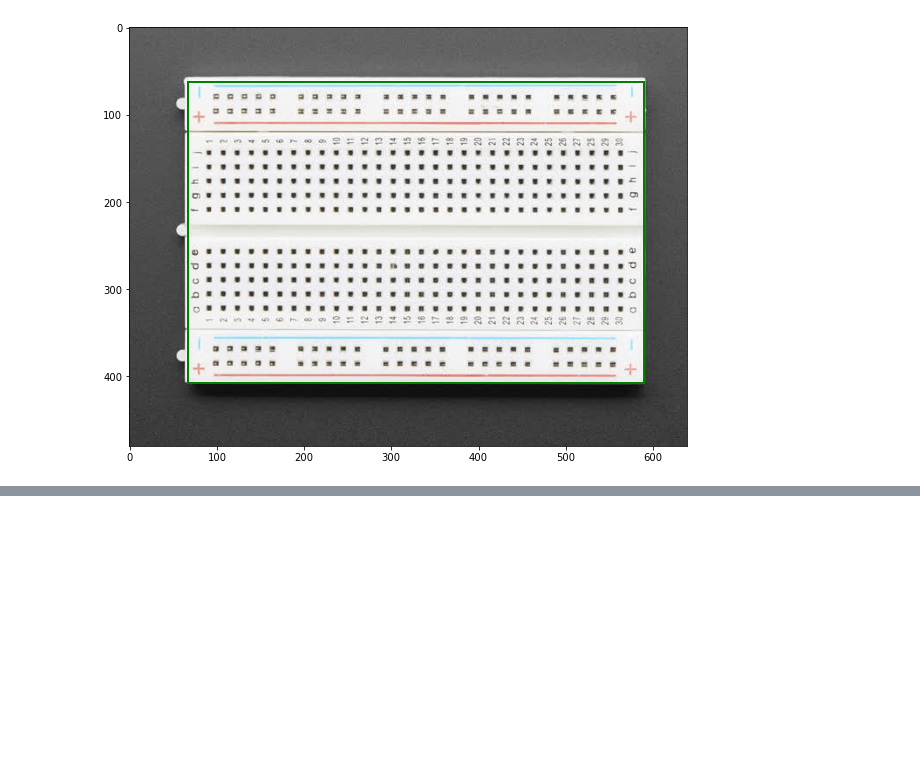
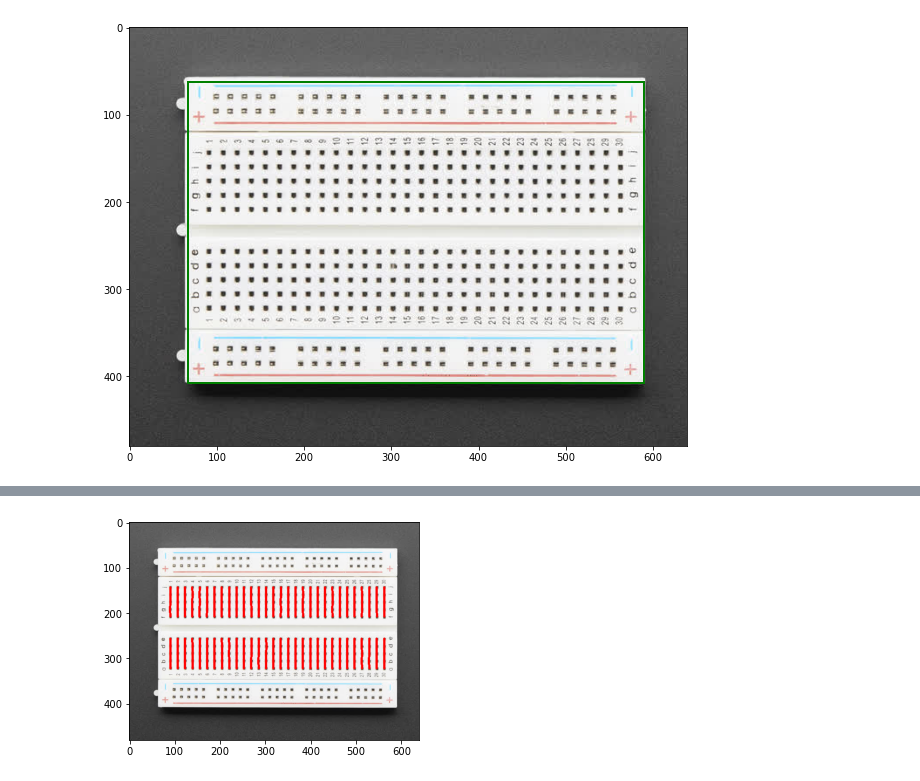
Before and after one commit to ingazhur/hardware-internal-tools, a Jupyter notebook: preprocessing_sandbox.ipynb, the cells around one changed output, grey strips where cells are left out. Saved outputs shown, nothing was run; the diff lists cells and outputs as text; code cells hidden in the pictures; blank space fills up the shorter version.

Commit message:
drawing inner breadboard connections

```diff
--- a/preprocessing_sandbox.ipynb
+++ b/preprocessing_sandbox.ipynb
@@ -146,0 +275,16 @@ y: 385, number of keypoints: 24
+# %%
+# based on bb.grid:
+# connect together the 5 points within each element in bb.grid
+# draw the lines on the original image and display it
+# use cv2.line
+
+for elem in bb.grid:
+    for i in range(len(elem) - 1):
+        x1, y1 = elem[i]
+        x2, y2 = elem[i + 1]
+        cv2.line(img, (x1, y1), (x2, y2), (255, 0, 0), 3)
+
+plt.imshow(img)
+plt.show()
+# %% [output]
+[figure, added]
```
Also changed, not shown: parts of 6 cells of this notebook, 2 other files.
